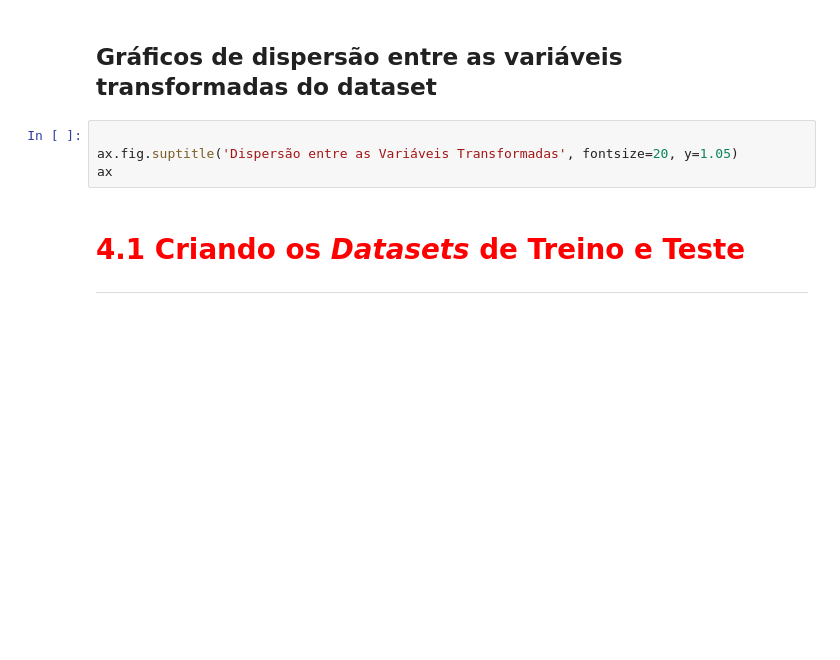
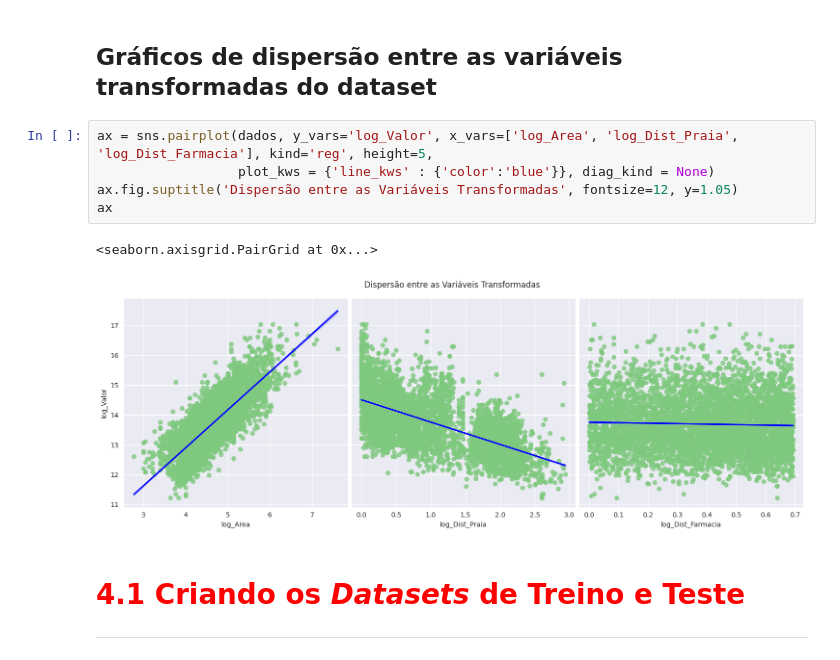
Before and after one commit to GabrielVideira/PythonDataScience, a Jupyter notebook: Estatística/Regressão_Linear_II.ipynb, the cells around one changed output. Cells and saved outputs as stored; diff of their text form; blank space fills up the shorter version.

```diff
--- a/Estatística/Regressão_Linear_II.ipynb
+++ b/Estatística/Regressão_Linear_II.ipynb
@@ -202,9 +232,13 @@ ax
 # %% [markdown]
 ## Gráficos de dispersão entre as variáveis transformadas do dataset
 # %%
-
-ax.fig.suptitle('Dispersão entre as Variáveis Transformadas', fontsize=20, y=1.05)
+ax = sns.pairplot(dados, y_vars='log_Valor', x_vars=['log_Area', 'log_Dist_Praia', 'log_Dist_Farmacia'], kind='reg', height=5,
+                  plot_kws = {'line_kws' : {'color':'blue'}}, diag_kind = None)
+ax.fig.suptitle('Dispersão entre as Variáveis Transformadas', fontsize=12, y=1.05)
 ax
+# %% [output]
+<seaborn.axisgrid.PairGrid at 0x...>
+[figure, added]
 # %% [markdown]
 # <font color='red' style='font-size: 30px;'>4.1 Criando os *Datasets* de Treino e Teste</font>
 <hr style='border: 2px solid red;'>
```
Also changed, not shown: parts of 17 cells of this notebook.
